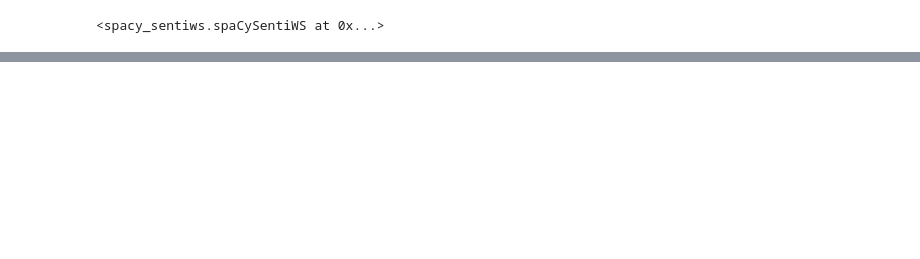
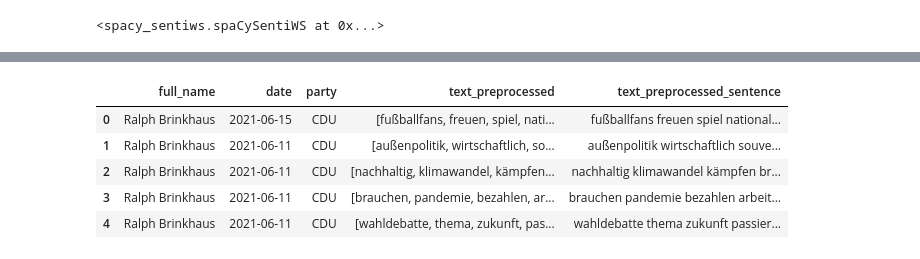
Before and after one commit to JakobLangenbahn/amca, a Jupyter notebook: notebooks/3.6.2-sk-sentiws-analysis.ipynb, the cells around one changed output, grey strips where cells are left out. Saved outputs shown, nothing was run; the diff lists cells and outputs as text; code cells hidden in the pictures; blank space fills up the shorter version.

```diff
--- a/notebooks/3.6.2-sk-sentiws-analysis.ipynb
+++ b/notebooks/3.6.2-sk-sentiws-analysis.ipynb
@@ -126 +127,25 @@ hübschen, None
 Farben, None
+# %%
+#import packages
+
+import pandas as pd
+from textblob_de import TextBlobDE as TextBlob
+import numpy as np
+from tqdm.notebook import tqdm
+
+tqdm.pandas()
+
+#read in Twitter data
+#load in the preprocessed data
+import pickle
+
+pre_data_twitter= pickle.load(open('../data/processed/tweets_processed.p','rb'))
+pre_data_speeches= pickle.load(open('../data/processed/speeches_processed.p','rb'))
+pre_data_twitter.head()
+# %% [output]
+|  | full_name | date | party | text_preprocessed | text_preprocessed_sentence |
+| 0 | Ralph Brinkhaus | 2021-06-15 | CDU | [fußballfans, freuen, spiel, nati... | fußballfans freuen spiel national... |
+| 1 | Ralph Brinkhaus | 2021-06-11 | CDU | [außenpolitik, wirtschaftlich, so... | außenpolitik wirtschaftlich souve... |
+| 2 | Ralph Brinkhaus | 2021-06-11 | CDU | [nachhaltig, klimawandel, kämpfen... | nachhaltig klimawandel kämpfen br... |
+| 3 | Ralph Brinkhaus | 2021-06-11 | CDU | [brauchen, pandemie, bezahlen, ar... | brauchen pandemie bezahlen arbeit... |
+| 4 | Ralph Brinkhaus | 2021-06-11 | CDU | [wahldebatte, thema, zukunft, pas... | wahldebatte thema zukunft passier... |
```
Also changed, not shown: parts of 8 cells of this notebook, 1 other file.
